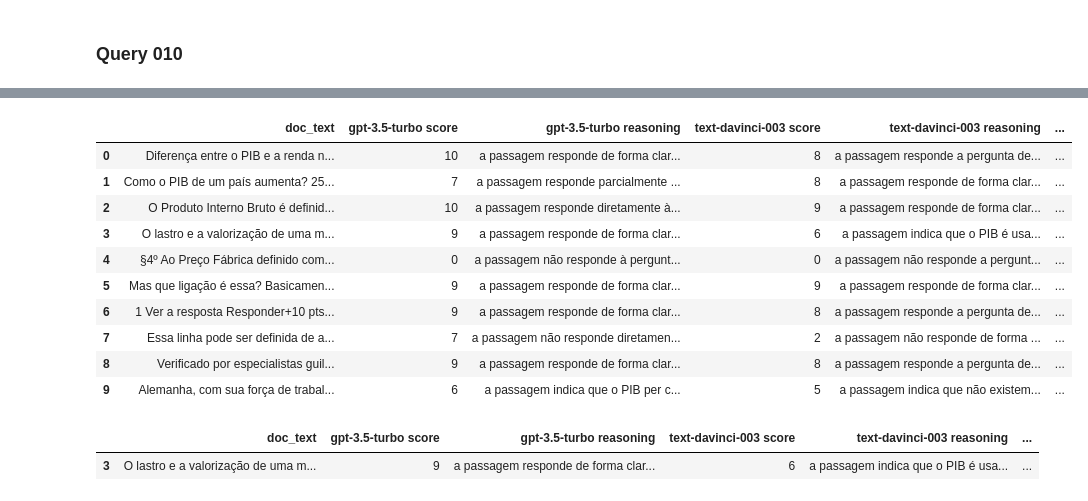
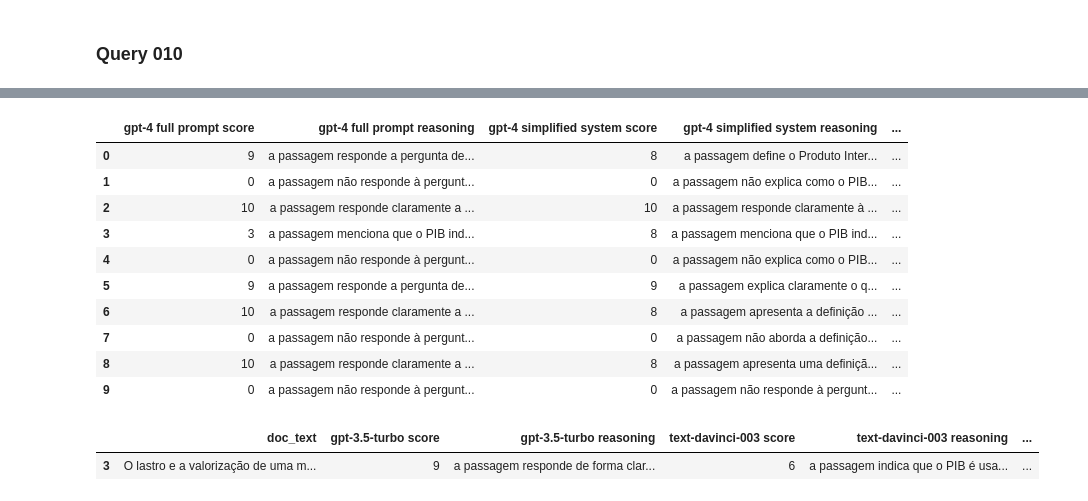
Before and after one commit to eduseiti/ia368v_dd_final, a Jupyter notebook: check_LLM_evaluations.ipynb, the cells around one changed output, grey strips where cells are left out. Saved outputs shown, nothing was run; the diff lists cells and outputs as text; code cells hidden in the pictures.

```diff
--- a/check_LLM_evaluations.ipynb
+++ b/check_LLM_evaluations.ipynb
@@ -113,19 +113,19 @@ id010_merged['gpt-4 score'] = id010_gpt4['score']
 id010_merged['gpt-4 reasoning'] = id010_gpt4['reasoning']
 id010_merged['gpt-4 cost'] = id010_gpt4['cost']
 # %%
-id010_merged
+id010_merged[['gpt-4 full prompt score', 'gpt-4 full prompt reasoning', 'gpt-4 simplified system score', 'gpt-4 simplified system reasoning', 'gpt-4 single example score', 'gpt-4 single example reasoning', 'gpt-4 score', 'gpt-4 reasoning', 'gpt-4 cost']]
 # %% [output]
-|  | doc_text | gpt-3.5-turbo score | gpt-3.5-turbo reasoning | text-davinci-003 score | text-davinci-003 reasoning | ... |
-| 0 | Diferença entre o PIB e a renda n... | 10 | a passagem responde de forma clar... | 8 | a passagem responde a pergunta de... | ... |
-| 1 | Como o PIB de um país aumenta? 25... | 7 | a passagem responde parcialmente ... | 8 | a passagem responde de forma clar... | ... |
-| 2 | O Produto Interno Bruto é definid... | 10 | a passagem responde diretamente à... | 9 | a passagem responde de forma clar... | ... |
-| 3 | O lastro e a valorização de uma m... | 9 | a passagem responde de forma clar... | 6 | a passagem indica que o PIB é usa... | ... |
-| 4 | §4º Ao Preço Fábrica definido com... | 0 | a passagem não responde à pergunt... | 0 | a passagem não responde a pergunt... | ... |
-| 5 | Mas que ligação é essa? Basicamen... | 9 | a passagem responde de forma clar... | 9 | a passagem responde de forma clar... | ... |
-| 6 | 1 Ver a resposta Responder+10 pts... | 9 | a passagem responde de forma clar... | 8 | a passagem responde a pergunta de... | ... |
-| 7 | Essa linha pode ser definida de a... | 7 | a passagem não responde diretamen... | 2 | a passagem não responde de forma ... | ... |
-| 8 | Verificado por especialistas guil... | 9 | a passagem responde de forma clar... | 8 | a passagem responde a pergunta de... | ... |
-| 9 | Alemanha, com sua força de trabal... | 6 | a passagem indica que o PIB per c... | 5 | a passagem indica que não existem... | ... |
+|  | gpt-4 full prompt score | gpt-4 full prompt reasoning | gpt-4 simplified system score | gpt-4 simplified system reasoning | ... |
+| 0 | 9 | a passagem responde a pergunta de... | 8 | a passagem define o Produto Inter... | ... |
+| 1 | 0 | a passagem não responde à pergunt... | 0 | a passagem não explica como o PIB... | ... |
+| 2 | 10 | a passagem responde claramente a ... | 10 | a passagem responde claramente à ... | ... |
+| 3 | 3 | a passagem menciona que o PIB ind... | 8 | a passagem menciona que o PIB ind... | ... |
+| 4 | 0 | a passagem não responde à pergunt... | 0 | a passagem não explica como o PIB... | ... |
+| 5 | 9 | a passagem responde a pergunta de... | 9 | a passagem explica claramente o q... | ... |
+| 6 | 10 | a passagem responde claramente a ... | 8 | a passagem apresenta a definição ... | ... |
+| 7 | 0 | a passagem não responde à pergunt... | 0 | a passagem não aborda a definição... | ... |
+| 8 | 10 | a passagem responde claramente a ... | 8 | a passagem apresenta uma definiçã... | ... |
+| 9 | 0 | a passagem não responde à pergunt... | 0 | a passagem não responde à pergunt... | ... |
 # %%
 id010_merged.loc[[3]]
 # %% [output]
```
Also changed, not shown: parts of 2 cells of this notebook, 2 other files.
